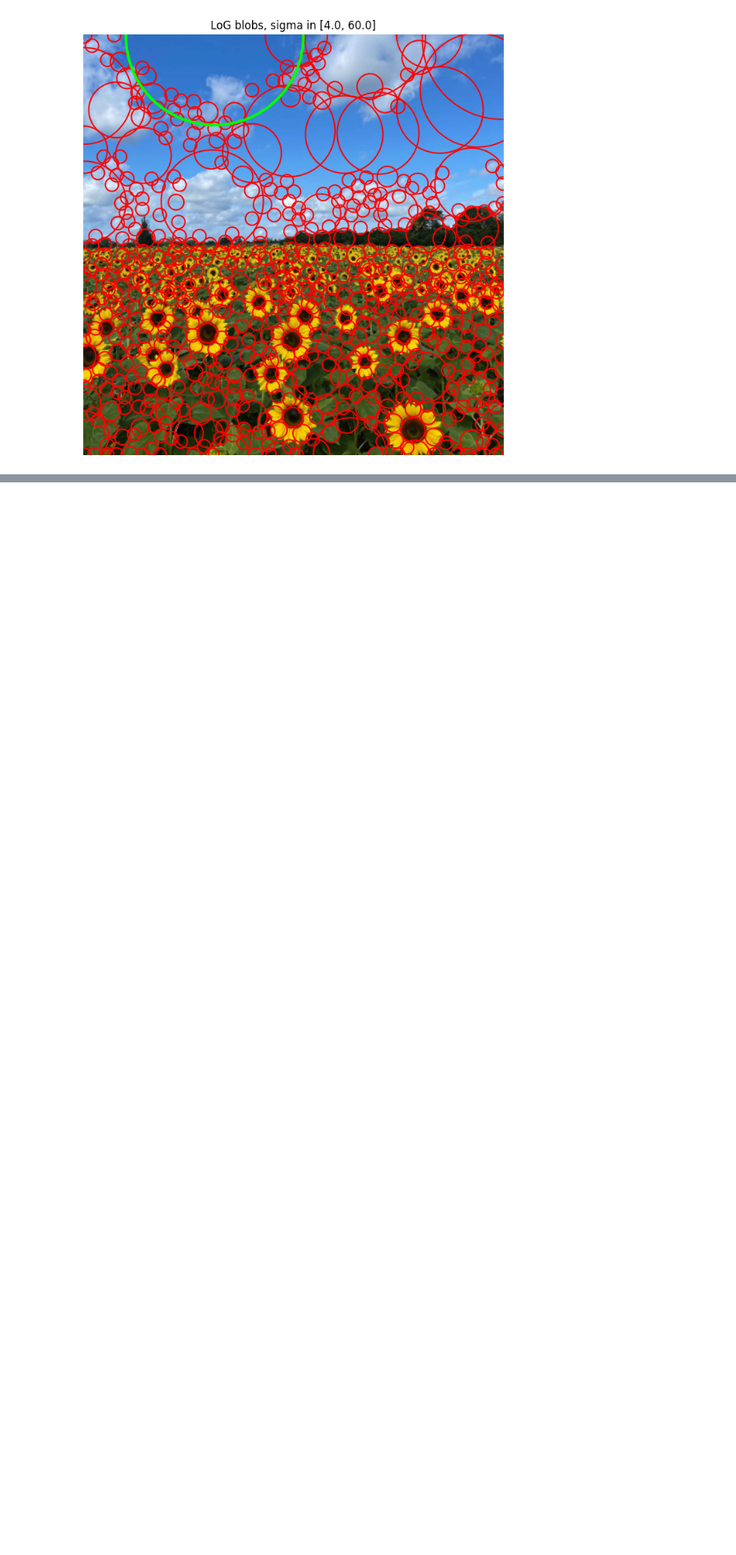
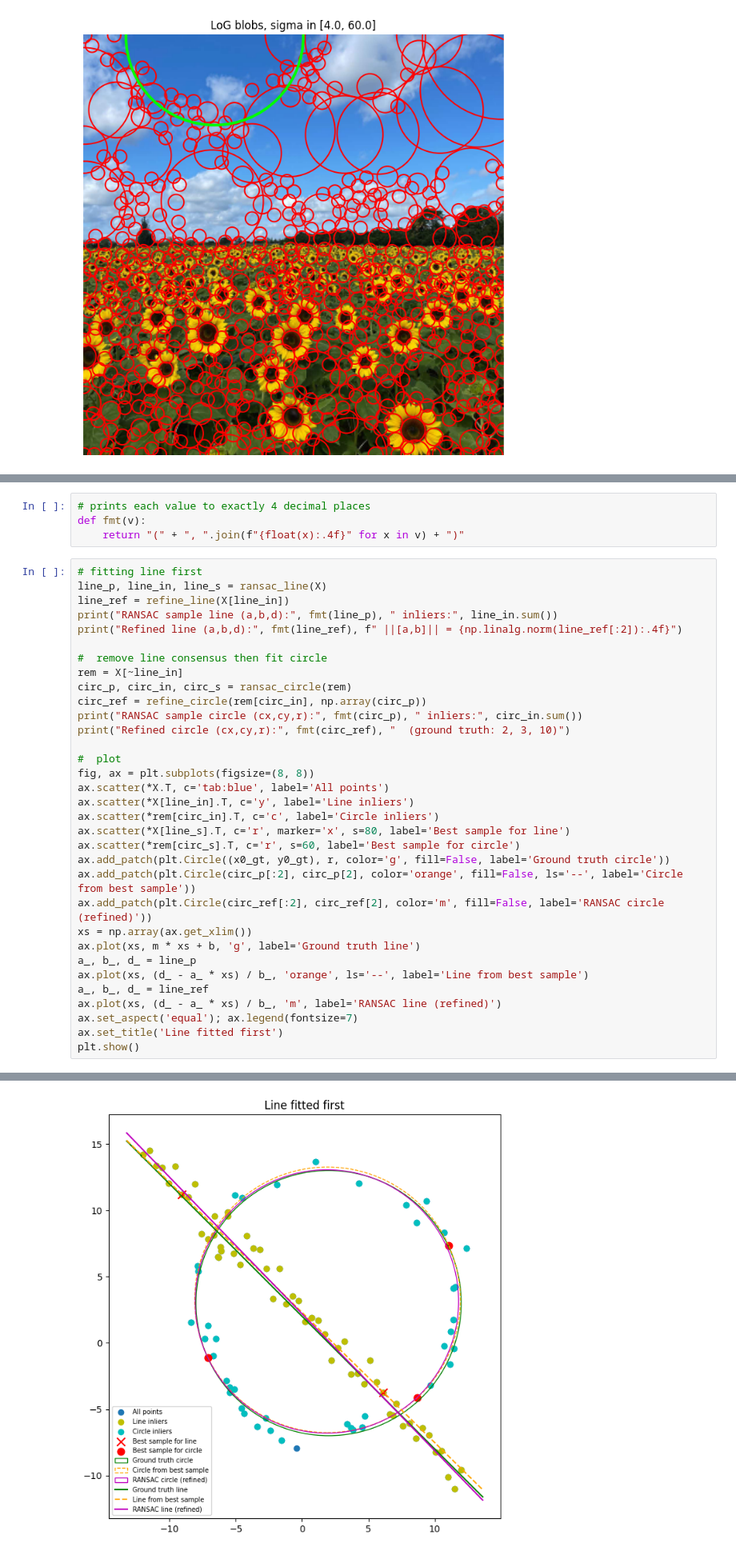
Before and after one commit to Akisara-23/EN3160_Assignment_02, a Jupyter notebook: 230229P_A_02.ipynb, the cells around one changed output, grey strips where cells are left out. Shown at 80% size. Saved outputs shown, nothing was run; the diff lists cells and outputs as text; blank space fills up the shorter version.

```diff
--- a/230229P_A_02.ipynb
+++ b/230229P_A_02.ipynb
@@ -69,0 +154,38 @@ sigma range used: [4.0, 60.0], 50 scales (geometric), threshold=0.05
+# %%
+# prints each value to exactly 4 decimal places
+def fmt(v):
+    return "(" + ", ".join(f"{float(x):.4f}" for x in v) + ")"
+# %%
+# fitting line first
+line_p, line_in, line_s = ransac_line(X)
+line_ref = refine_line(X[line_in])
+print("RANSAC sample line (a,b,d):", fmt(line_p), " inliers:", line_in.sum())
+print("Refined line (a,b,d):", fmt(line_ref), f" ||[a,b]|| = {np.linalg.norm(line_ref[:2]):.4f}")
+
+#  remove line consensus then fit circle
+rem = X[~line_in]
+circ_p, circ_in, circ_s = ransac_circle(rem)
+circ_ref = refine_circle(rem[circ_in], np.array(circ_p))
+print("RANSAC sample circle (cx,cy,r):", fmt(circ_p), " inliers:", circ_in.sum())
+print("Refined circle (cx,cy,r):", fmt(circ_ref), "  (ground truth: 2, 3, 10)")
+
+#  plot
+fig, ax = plt.subplots(figsize=(8, 8))
+ax.scatter(*X.T, c='tab:blue', label='All points')
+ax.scatter(*X[line_in].T, c='y', label='Line inliers')
+ax.scatter(*rem[circ_in].T, c='c', label='Circle inliers')
+ax.scatter(*X[line_s].T, c='r', marker='x', s=80, label='Best sample for line')
+ax.scatter(*rem[circ_s].T, c='r', s=60, label='Best sample for circle')
+ax.add_patch(plt.Circle((x0_gt, y0_gt), r, color='g', fill=False, label='Ground truth circle'))
+ax.add_patch(plt.Circle(circ_p[:2], circ_p[2], color='orange', fill=False, ls='--', label='Circle from best sample'))
+ax.add_patch(plt.Circle(circ_ref[:2], circ_ref[2], color='m', fill=False, label='RANSAC circle (refined)'))
+xs = np.array(ax.get_xlim())
+ax.plot(xs, m * xs + b, 'g', label='Ground truth line')
+a_, b_, d_ = line_p
+ax.plot(xs, (d_ - a_ * xs) / b_, 'orange', ls='--', label='Line from best sample')
+a_, b_, d_ = line_ref
+ax.plot(xs, (d_ - a_ * xs) / b_, 'm', label='RANSAC line (refined)')
+ax.set_aspect('equal'); ax.legend(fontsize=7)
+ax.set_title('Line fitted first')
+plt.show()
+# %% [output]
@@ -69,0 +196 @@ sigma range used: [4.0, 60.0], 50 scales (geometric), threshold=0.05
+[figure, added]
```
Also changed, not shown: parts of 3 cells of this notebook.
